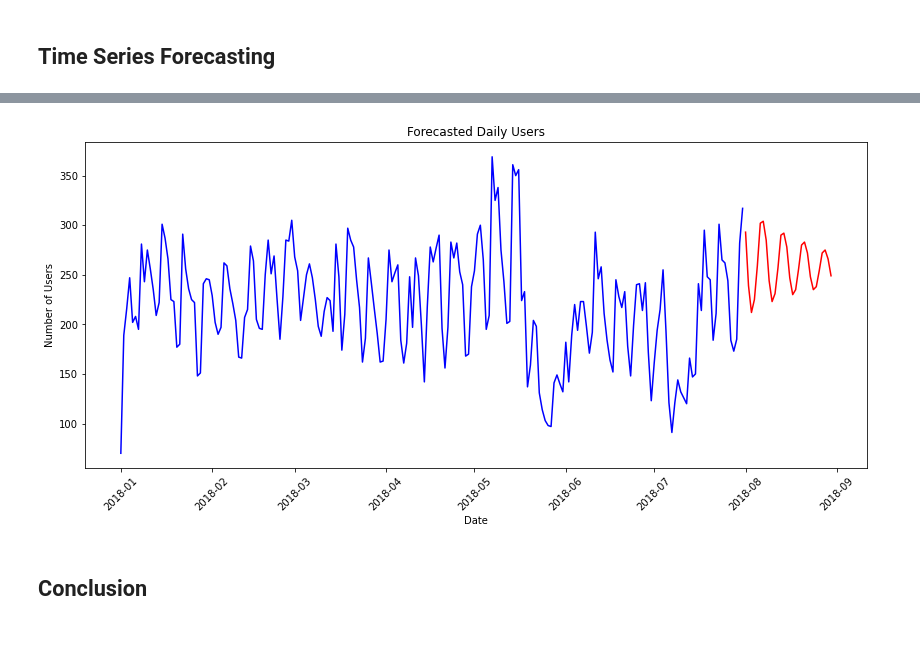
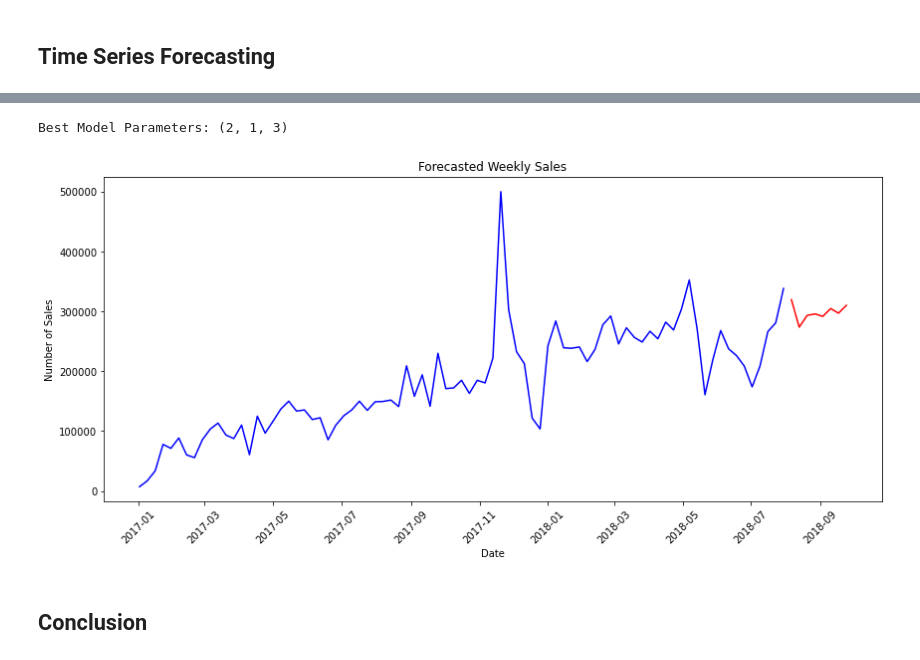
Before and after one commit to LeonidasY/master-ai-projects, a Jupyter notebook: ecommerce-analysis/ecommerce-analysis.ipynb, the cells around one changed output, grey strips where cells are left out. Cells and saved outputs as stored; diff of their text form; code cells hidden in the pictures.

```diff
--- a/ecommerce-analysis/ecommerce-analysis.ipynb
+++ b/ecommerce-analysis/ecommerce-analysis.ipynb
@@ -265,6 +245,6 @@ daily_users['Users'] = group_df.values
 # %%
 # Keep rows starting from 2017 and ending in August, 2018
-daily_users = daily_users[(daily_users['Date'].dt.year >= 2018) & (daily_users['Date'].dt.month <= 7)]
-daily_users = daily_users.reset_index(drop=True)
-daily_users
+weekly_sales = weekly_sales[(weekly_sales['Date'].dt.year >= 2017) & (weekly_sales['Date'] <= '2018-07-30')]
+weekly_sales = weekly_sales.reset_index(drop=True)
+weekly_sales
 # %% [output]
@@ -312,6 +294,6 @@ plt.show()
 # %%
 # Fit and evaluate the best ARIMA model
-arima_model = auto_arima(train['Users'], seasonal=False, max_p=10)
+arima_model = auto_arima(train['Sales'], stepwise=False, parallel=True)
 arima_model.summary()
 # %% [output]
 SARIMAX Results
@@ -359,9 +339,7 @@ plt.show()
 # %%
-def get_forecast(data, y, best_params, n_periods):
-    p = best_params[0]
-    d = best_params[1]
-    q = best_params[2]
-    arima_model = auto_arima(data[y], seasonal=False, start_p=p, max_p=p, start_d=d, max_d=d, start_q=q, max_q=q)
+def get_forecast(data, y, n_periods):
+    arima_model = auto_arima(data[y], stepwise=False, parallel=True)
+    print(f"Best Model Parameters: {arima_model.get_params()['order']}")
     predictions = arima_model.predict(n_periods=n_periods)
 
     result = data.copy()
@@ -369,30 +347,30 @@ def get_forecast(data, y, best_params, n_periods):
 
     for value in predictions:
         last_row = result.loc[len(result)-1]
-        result.loc[len(result)] = [last_row['Date'] + timedelta(days=1), round(value), True]
+        result.loc[len(result)] = [last_row['Date'] + timedelta(days=7), round(value), True]
 
     return result
 # %%
-# Forecast future daily users for 30 days
-best_params = arima_model.get_params()['order']
-users_forecast = get_forecast(daily_users, 'Users', best_params, 30)
+# Forecast future weekly sales for 8 weeks
+sales_forecast = get_forecast(weekly_sales, 'Sales', 8)
 
-# Plot the graph of the forecasted daily users
-X1 = users_forecast[users_forecast.Forecasted == False]
-X2 = users_forecast[users_forecast.Forecasted == True]
+# Plot the graph of the forecasted daily sales
+X1 = sales_forecast[sales_forecast.Forecasted == False]
+X2 = sales_forecast[sales_forecast.Forecasted == True]
 
 plt.figure(figsize=(14, 6))
 
-plt.plot(X1['Date'], X1['Users'], 'b')
-plt.plot(X2['Date'], X2['Users'], 'r')
+plt.plot(X1['Date'], X1['Sales'], 'b')
+plt.plot(X2['Date'], X2['Sales'], 'r')
 
-plt.title('Forecasted Daily Users')
+plt.title('Forecasted Weekly Sales')
 plt.xlabel('Date')
-plt.ylabel('Number of Users')
+plt.ylabel('Number of Sales')
 plt.xticks(rotation=45)
 plt.show()
 # %% [output]
+Best Model Parameters: (2, 1, 3)
-[figure, old version]
+[figure, new version]
 # %% [markdown]
 ## Conclusion
 # %% [markdown]
```
Also changed, not shown: parts of 13 cells of this notebook.
